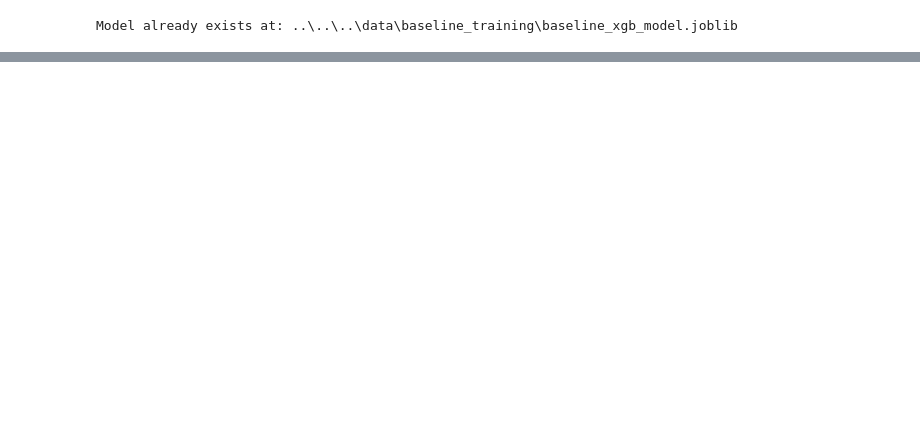
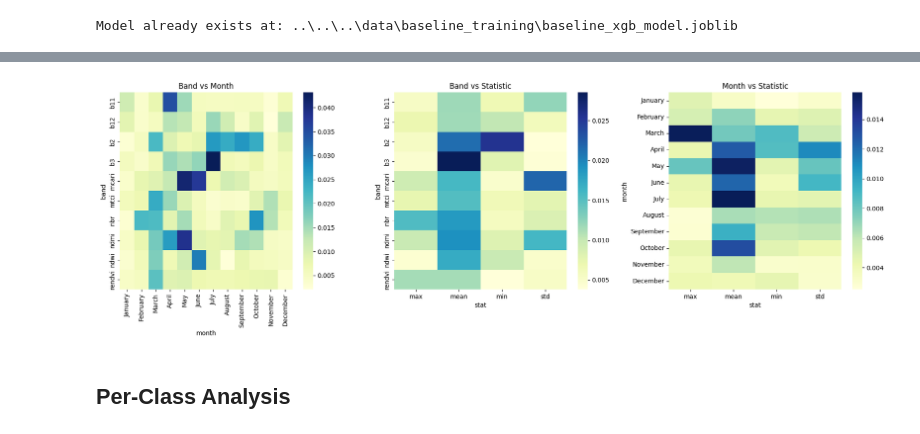
Before and after one commit to RafaelRiesle/tree_classification, a Jupyter notebook: src/analysis/feature_analysis/shap_analysis.ipynb, the cells around one changed output, grey strips where cells are left out. Saved outputs shown, nothing was run; the diff lists cells and outputs as text; code cells hidden in the pictures; blank space fills up the shorter version.

Commit message:
feat: :fire: finished shap analysis for baseline model

```diff
--- a/src/analysis/feature_analysis/shap_analysis.ipynb
+++ b/src/analysis/feature_analysis/shap_analysis.ipynb
@@ -59,3 +59,9 @@ vis.plot_grouped_importance()
+# %%
+vis.plot_heatmaps_grouped()
+# %% [output]
+[figure, added]
+# %% [markdown]
+## Per-Class Analysis
 # %%
 vis.save_class_summary_plots(max_display=10)
 vis.plot_summary_grid(ncols=3, plot_type="shap")
```
Also changed, not shown: parts of 9 cells of this notebook, 2 other files.
